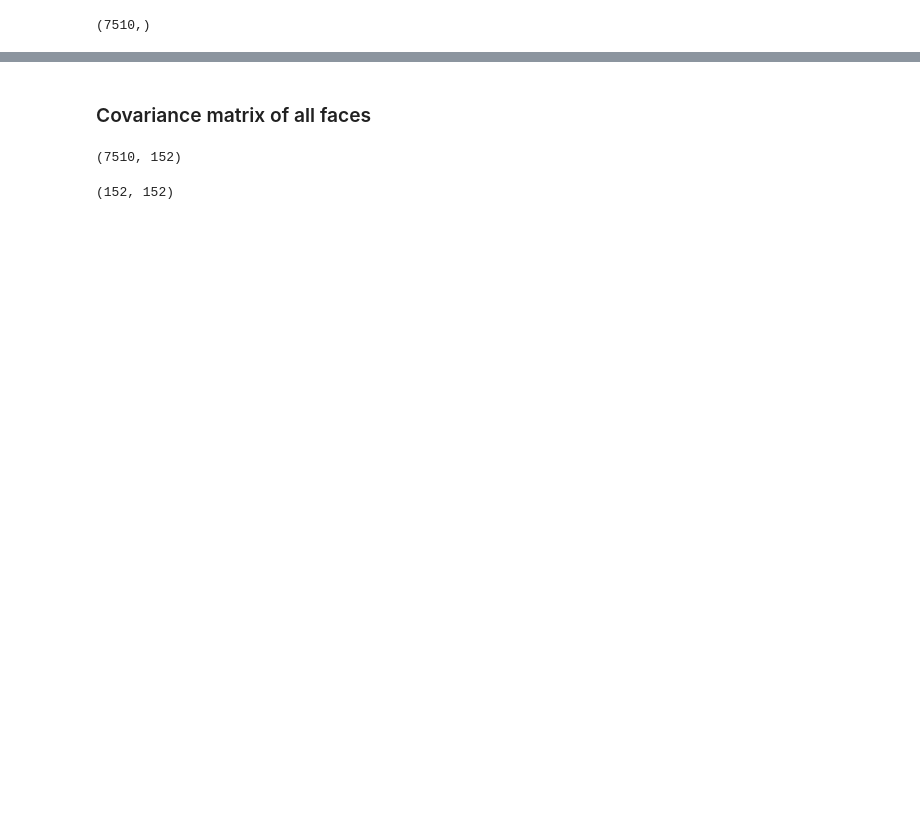
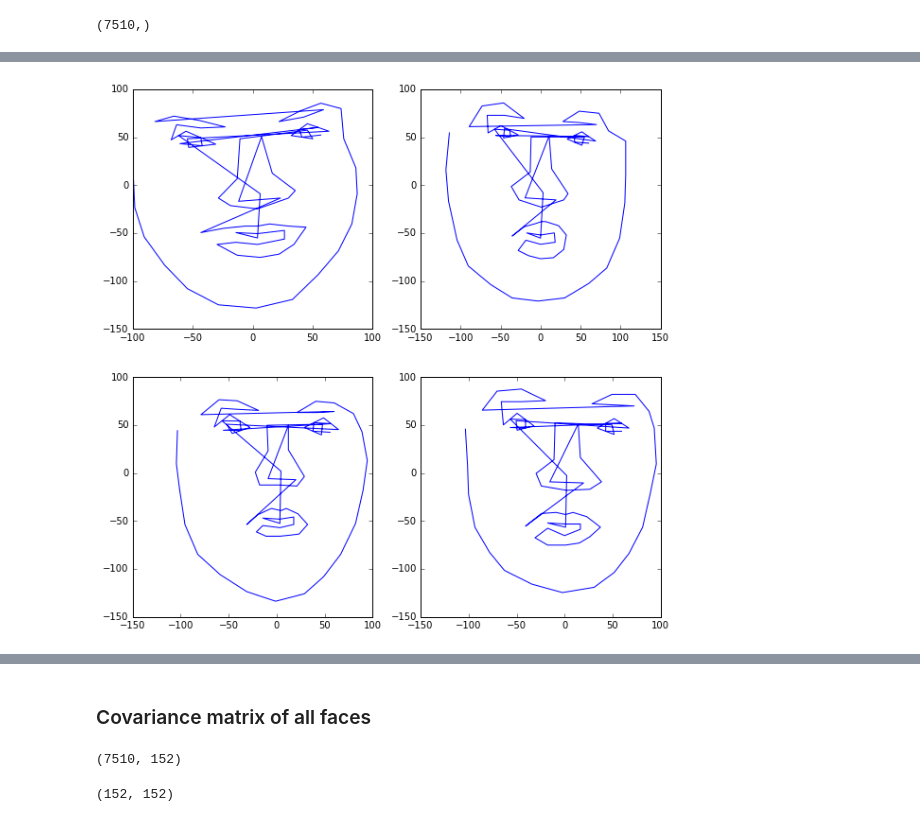
Before and after one commit to vmirly/DataScience, a Jupyter notebook: notebooks/computer-vision/face-landmarks.ipynb, the cells around one changed output, grey strips where cells are left out. Drawn from its saved outputs; the diff is of its cells as text; code cells hidden in the pictures; blank space fills up the shorter version.

```diff
--- a/notebooks/computer-vision/face-landmarks.ipynb
+++ b/notebooks/computer-vision/face-landmarks.ipynb
@@ -65,0 +91,18 @@ plt.show()
+# %%
+plt.figure(figsize=(10,10))
+plt.subplot(2, 2, 1)
+plt.plot(X[0,:], Y[0,:])
+
+
+plt.subplot(2, 2, 2)
+plt.plot(X[100,:], Y[100,:])
+
+plt.subplot(2, 2, 3)
+plt.plot(X[200,:], Y[200,:])
+
+plt.subplot(2, 2, 4)
+plt.plot(X[300,:], Y[300,:])
+
+plt.show()
+# %% [output]
+[figure, added]
```
Also changed, not shown: parts of 25 cells of this notebook.
